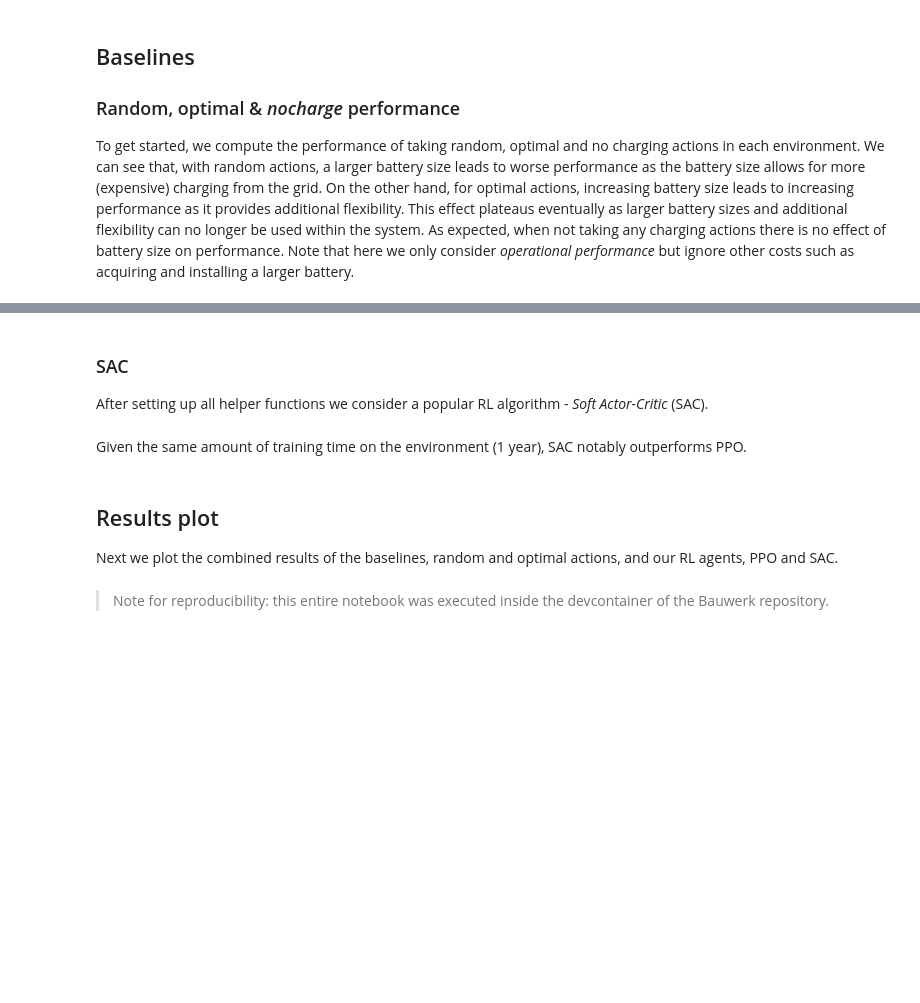
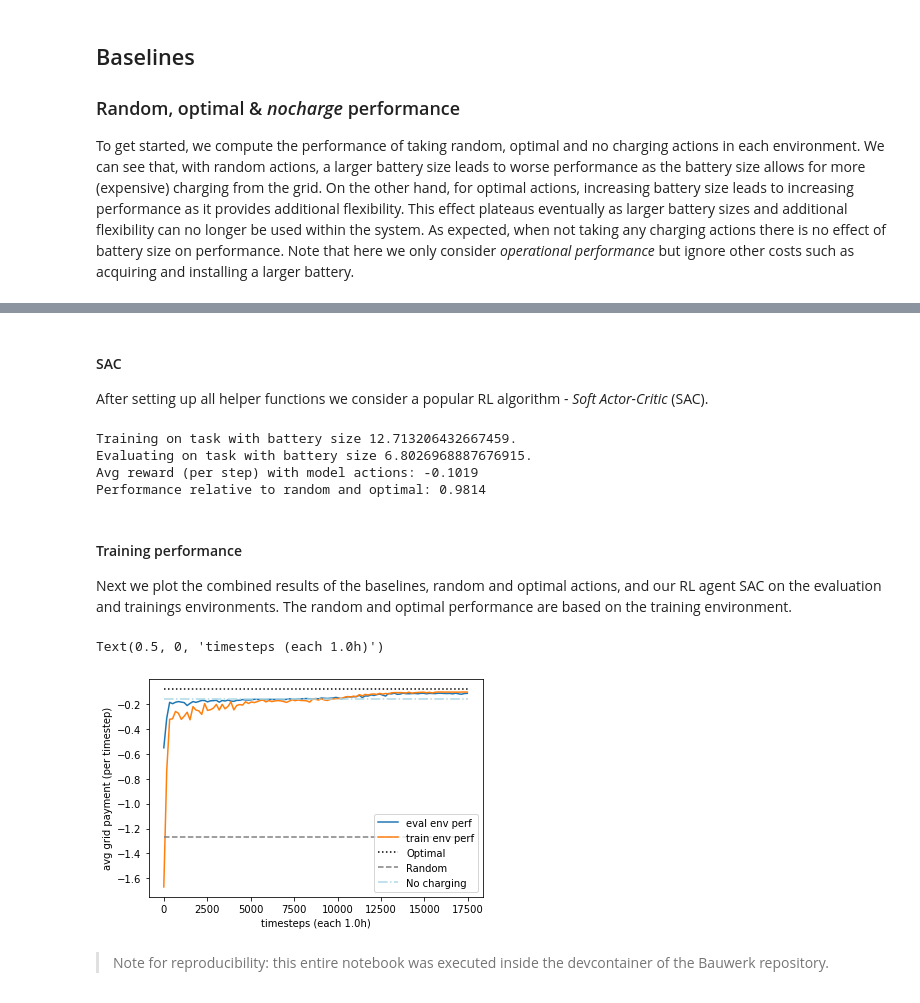
Before and after one commit to rdnfn/bauwerk, a Jupyter notebook: docs/misc/experiments/exp02_building_distribution_b.ipynb, the cells around one changed output, grey strips where cells are left out. Saved outputs shown, nothing was run; the diff lists cells and outputs as text; code cells hidden in the pictures; blank space fills up the shorter version.

```diff
--- a/docs/misc/experiments/exp02_building_distribution_b.ipynb
+++ b/docs/misc/experiments/exp02_building_distribution_b.ipynb
@@ -114,11 +120,11 @@ def eval_model(model, env):
 
 # callback for evaluating callback during training
 class EvalCallback(BaseCallback):
-    def __init__(self, eval_freq = 24*7, verbose=0):
+    def __init__(self, eval_env, eval_freq = 24*7, verbose=0):
         super().__init__(verbose)
         self.data = []
         self.eval_freq = eval_freq
-        self.eval_env = gym.make("bauwerk/SolarBatteryHouse-v0")
+        self.eval_env = eval_env
 
     def _on_training_start(self) -> None:
         """
@@ -136,47 +142,69 @@ class EvalCallback(BaseCallback):
 def compute_rel_perf(p_model, p_rand, p_opt):
     return (p_model - p_rand)/(p_opt - p_rand)
 # %% [markdown]
-### SAC
+#### SAC
 
 After setting up all helper functions we consider a popular RL algorithm - *Soft Actor-Critic* (SAC).
 # %%
 from stable_baselines3 import SAC
 
+NUM_TRAIN_STEP = 24 * 365 * 2
+
+example_env = build_dist_b.make_env()
+example_env.set_task(build_dist_b.train_tasks[0])
+
+print(f"Training on task with battery size {example_env.battery.size}.")
+
 model_sac = SAC(
     policy="MultiInputPolicy",
-    env="bauwerk/SolarBatteryHouse-v0",
+    env=example_env,
     verbose=0,
 )
-sac_callback = EvalCallback()
-model_sac.learn(total_timesteps=NUM_TRAIN_STEP,callback=sac_callback)
 
-p_model_sac = eval_model(model_sac, env)
+eval_env = build_dist_b.make_env()
+eval_env.set_task(build_dist_b.test_tasks[0])
+eval_callback = EvalCallback(eval_env=eval_env)
+print(f"Evaluating on task with battery size {eval_env.battery.size}.")
+
+eval_env_same_as_train = build_dist_b.make_env()
+eval_env_same_as_train.set_task(build_dist_b.train_tasks[0])
+train_callback = EvalCallback(eval_env=eval_env_same_as_train)
+
+model_sac.learn(total_timesteps=NUM_TRAIN_STEP,callback=[eval_callback,train_callback])
+
+p_model_sac = eval_model(model_sac, example_env)
 
 print(f"Avg reward (per step) with model actions: {p_model_sac:.4f}")
 
-p_rel_sac = compute_rel_perf(p_model_sac)
+p_rel_sac = compute_rel_perf(p_model_sac, p_rand=perf_rands[0], p_opt=perf_opts[0])
 print(f"Performance relative to random and optimal: {p_rel_sac:.4f}")
+# %% [output]
+Training on task with battery size 12.713206432667459.
+Evaluating on task with battery size 6.8026968887676915.
+Avg reward (per step) with model actions: -0.1019
+Performance relative to random and optimal: 0.9814
-# %% [markdown]
-Given the same amount of training time on the environment (1 year), SAC notably outperforms PPO.
 # %% [markdown]
-## Results plot
+#### Training performance
 
-Next we plot the combined results of the baselines, random and optimal actions, and our RL agents, PPO and SAC.
+Next we plot the combined results of the baselines, random and optimal actions, and our RL agent SAC on the evaluation and trainings environments. The random and optimal performance are based on the training environment.
 # %%
 import matplotlib.pyplot as plt
 
-x = np.arange(0,NUM_TRAIN_STEP,ppo_callback.eval_freq)
+x = np.arange(0,NUM_TRAIN_STEP,eval_callback.eval_freq)
 plt.plot(
-    x, ppo_callback.data[:NUM_TRAIN_STEP//ppo_callback.eval_freq + 1], label="PPO"
+    x, eval_callback.data[:NUM_TRAIN_STEP//eval_callback.eval_freq + 1], label="eval env perf"
 )
 plt.plot(
-    x, sac_callback.data[:NUM_TRAIN_STEP//ppo_callback.eval_freq + 1], label="SAC"
+    x, train_callback.data[:NUM_TRAIN_STEP//train_callback.eval_freq + 1], label="train env perf"
 )
-plt.hlines(p_opt, 0, NUM_TRAIN_STEP, label="Optimal", linestyle=":", color="black")
-plt.hlines(p_rand, 0, NUM_TRAIN_STEP, label="Random", linestyle="--", color="grey")
-plt.hlines(p_nocharge, 0, NUM_TRAIN_STEP, label="No charging", linestyle="-.", color="lightblue")
+plt.hlines(perf_opts[0], 0, NUM_TRAIN_STEP, label="Optimal", linestyle=":", color="black")
+plt.hlines(perf_rands[0], 0, NUM_TRAIN_STEP, label="Random", linestyle="--", color="grey")
+plt.hlines(perf_nocharges[0], 0, NUM_TRAIN_STEP, label="No charging", linestyle="-.", color="lightblue")
 plt.legend()
 plt.ylabel(f"avg grid payment (per timestep)")
 plt.xlabel(f"timesteps (each {env.cfg.time_step_len}h)")
+# %% [output]
+Text(0.5, 0, 'timesteps (each 1.0h)')
+[figure, added]
 # %% [markdown]
 > Note for reproducibility: this entire notebook was executed inside the devcontainer of the Bauwerk repository.
```
Also changed, not shown: parts of 5 cells of this notebook.
